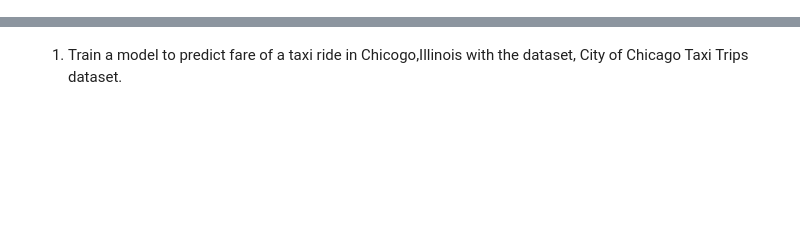
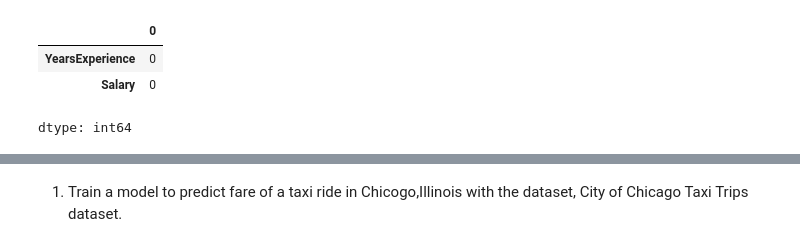
Before and after one commit to Elakkiyasivadevan/Machine-Learning-Tasks, a Jupyter notebook: LAB/ML_LinearRegression.ipynb, the cells around one changed output, grey strips where cells are left out. Cells and saved outputs as stored; diff of their text form; code cells hidden in the pictures; blank space fills up the shorter version.

```diff
--- a/LAB/ML_LinearRegression.ipynb
+++ b/LAB/ML_LinearRegression.ipynb
@@ -2,0 +49,7 @@
+# %%
+df.isnull().sum()
+# %% [output]
+|  | 0 |
+| YearsExperience | 0 |
+| Salary | 0 |
+dtype: int64
```
Also changed, not shown: parts of 10 cells of this notebook.
